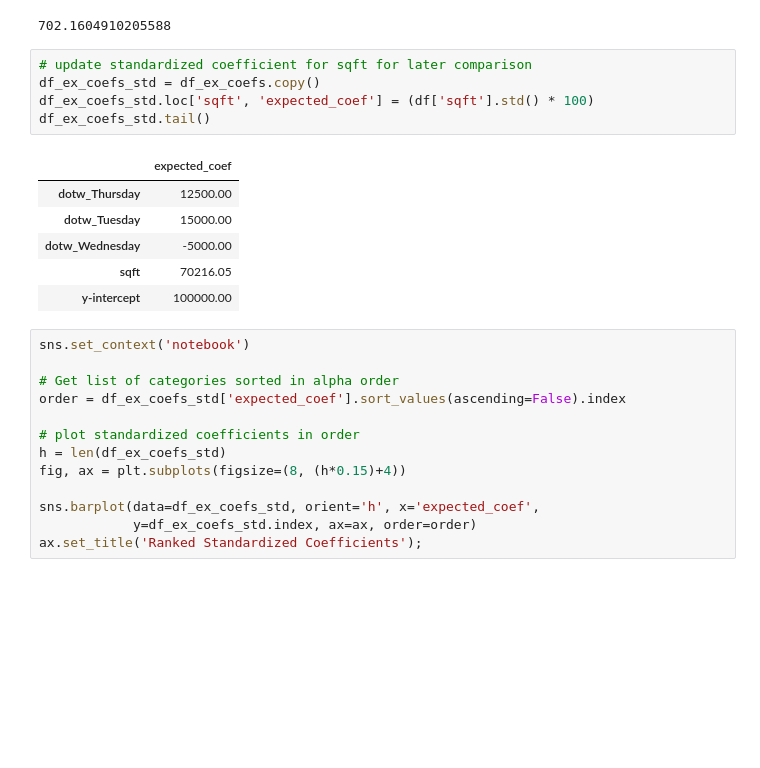
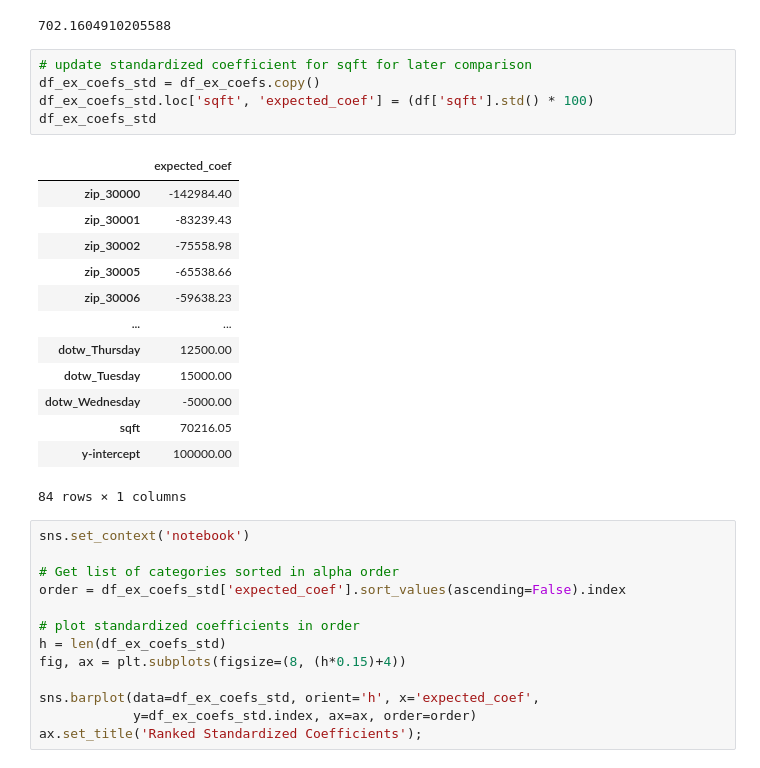
Before and after one commit to jess-miles/testing-ohe-var, a Jupyter notebook: ohe_testing.ipynb, the cells around one changed output. Cells and saved outputs as stored; diff of their text form; blank space fills up the shorter version.

```diff
--- a/ohe_testing.ipynb
+++ b/ohe_testing.ipynb
@@ -515,15 +515,22 @@ df['sqft'].std()
 # %%
 # update standardized coefficient for sqft for later comparison
 df_ex_coefs_std = df_ex_coefs.copy()
 df_ex_coefs_std.loc['sqft', 'expected_coef'] = (df['sqft'].std() * 100)
-df_ex_coefs_std.tail()
+df_ex_coefs_std
 # %% [output]
 |  | expected_coef |
+| zip_30000 | -142984.40 |
+| zip_30001 | -83239.43 |
+| zip_30002 | -75558.98 |
+| zip_30005 | -65538.66 |
+| zip_30006 | -59638.23 |
+| ... | ... |
 | dotw_Thursday | 12500.00 |
 | dotw_Tuesday | 15000.00 |
 | dotw_Wednesday | -5000.00 |
 | sqft | 70216.05 |
 | y-intercept | 100000.00 |
+84 rows × 1 columns
 # %%
 sns.set_context('notebook')
 
```
Also changed, not shown: parts of 3 cells of this notebook, 2 other files.
